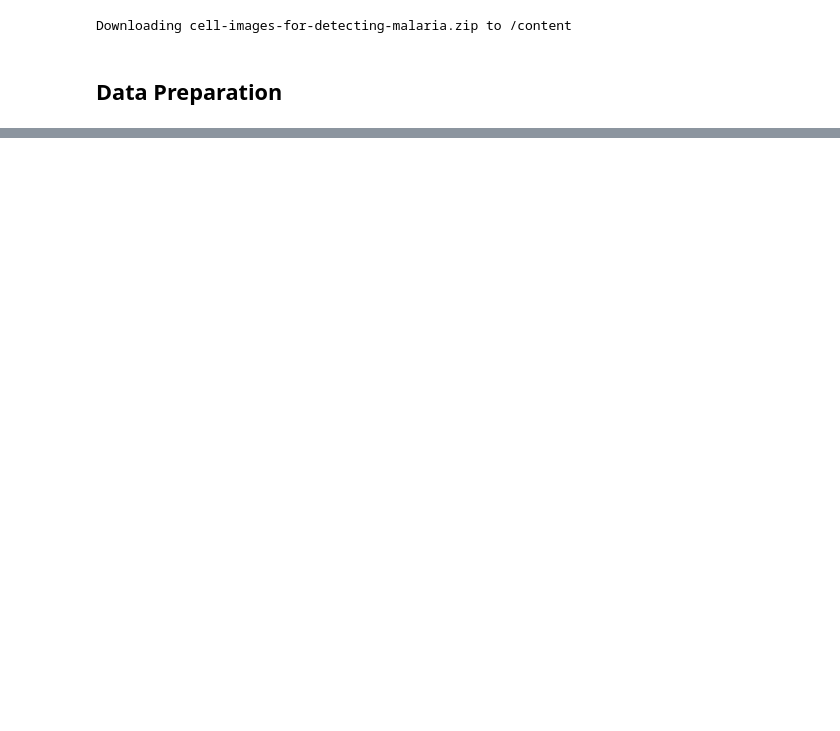
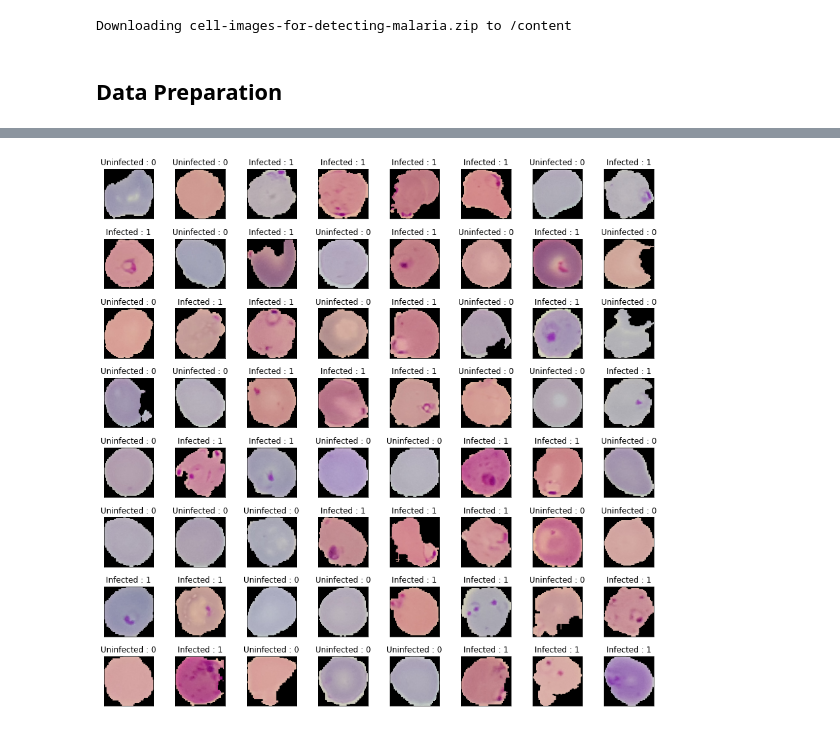
Before and after one commit to syifanurul/Malaria-Cells-Image-Recognition, a Jupyter notebook: Malaria_Cell_Image.ipynb, the cells around one changed output, grey strips where cells are left out. Drawn from its saved outputs; the diff is of its cells as text; code cells hidden in the pictures; blank space fills up the shorter version.

```diff
--- a/Malaria_Cell_Image.ipynb
+++ b/Malaria_Cell_Image.ipynb
@@ -119,0 +125,15 @@ Testing Data : (5512,), Testing Labels : (5512,)
+# %%
+plt.figure(num = 1, figsize = (15,15))
+
+for n in range (1,65) :
+  val = np.random.randint(0, data.shape[0], 1)
+  plt.subplot(8, 8, n)
+  plt.subplots_adjust(wspace = 0.4, hspace = 0.4)
+  plt.imshow(data[val[0]])
+  plt.title('{} : {}'.format('Uninfected' if labels[val[0]] == 0 else 'Infected', labels[val[0]]))
+  plt.yticks([])
+  plt.xticks([])
+
+plt.show()
+# %% [output]
+[figure, added]
```
Also changed, not shown: parts of 22 cells of this notebook.
